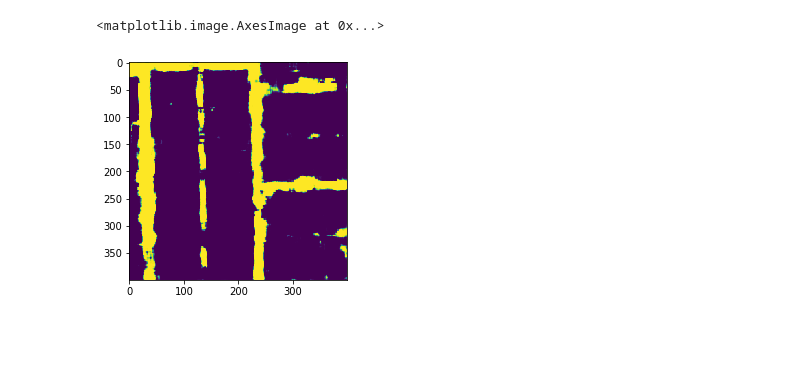
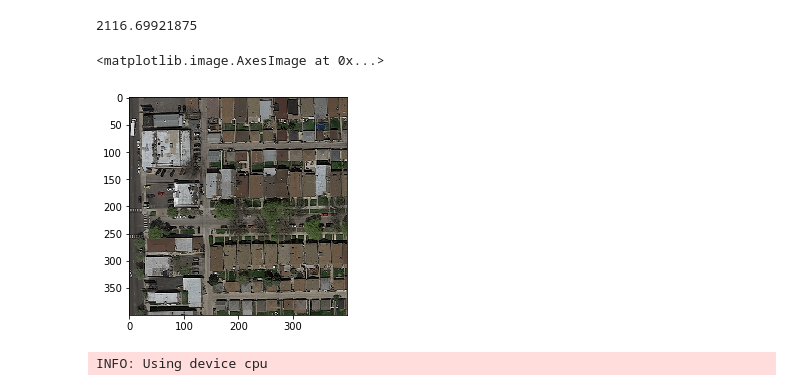
Before and after one commit to ehoelzl/ML_course, a Jupyter notebook: projects/project2/project_road_segmentation/torch_unet/Torch.ipynb, the cells around one changed output. Saved outputs shown, nothing was run; the diff lists cells and outputs as text; code cells hidden in the pictures; blank space fills up the shorter version.

Commit message:
Update unet

```diff
--- a/projects/project2/project_road_segmentation/torch_unet/Torch.ipynb
+++ b/projects/project2/project_road_segmentation/torch_unet/Torch.ipynb
@@ -40,2 +30,0 @@ np.sqrt(patches_per_image((608, 608, 3), 80, 16))
-# %%
-dataset = TrainingSet(IMAGE_DIR, MASK_DIR, mask_threshold=MASK_THRESHOLD, patch_size=80, step=20, rotation_angles=[0, 15, 30])
@@ -110,0 +31,5 @@ pred = combine_patches(preds, 608)
+# %%
+i = 2
+img = dataset[i]['image'].detach().numpy().transpose((1,2,0))
+mask = dataset[i]['mask'].detach().numpy()[0]
+show_side_by_side(img, mask)
@@ -155,5 +45,9 @@ DEST_DIR = "../predictions/"
+# %%
+(patches.nbytes / 2**20) * 100
+# %% [output]
+2116.69921875
 # %%
-plt.imshow(pred.detach().numpy())
+plt.imshow(img)
 # %% [output]
 <matplotlib.image.AxesImage at 0x...>
-[figure, old version]
+[figure, new version]
@@ -169,0 +54,8 @@ for b in test_loader:
+# %%
+# Register device
+device = torch.device('cuda' if torch.cuda.is_available() else 'cpu')
+logging.info(f'Using device {device}')
+net = UNet(n_channels=3, n_classes=1, depth=4, padding=True, init_filters=16, dropout=True)
+net.to(device=device);
+# %% [output]
+INFO: Using device cpu
```
Also changed, not shown: parts of 69 cells of this notebook, 8 other files.
